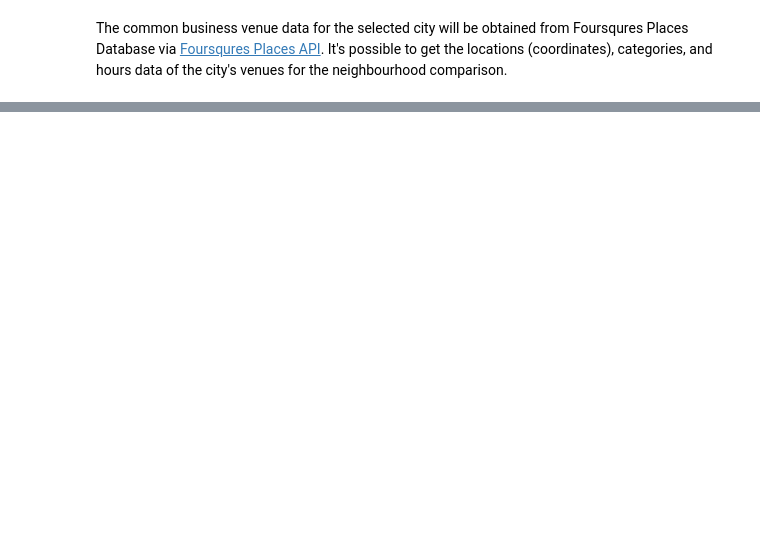
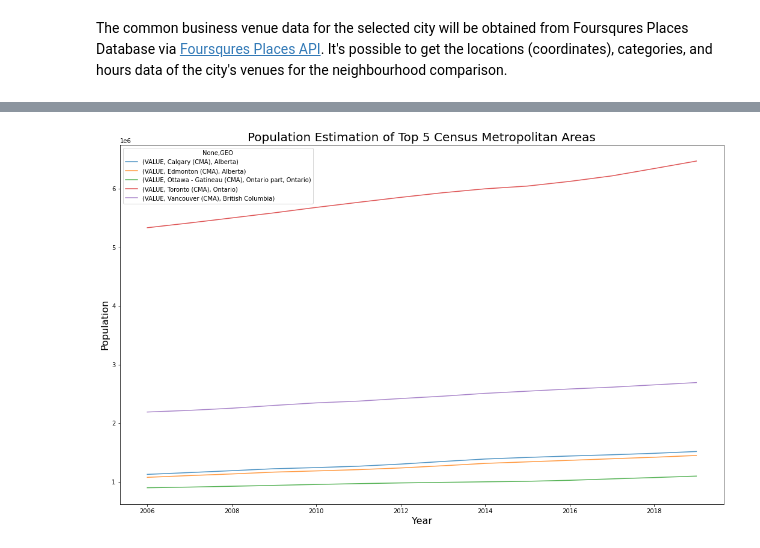
Before and after one commit to Zhaoc347/Coursera_Capstone, a Jupyter notebook: Final/Capstone Final Report.ipynb, the cells around one changed output, grey strips where cells are left out. Drawn from its saved outputs; the diff is of its cells as text; code cells hidden in the pictures; blank space fills up the shorter version.

```diff
--- a/Final/Capstone Final Report.ipynb
+++ b/Final/Capstone Final Report.ipynb
@@ -39,0 +181,9 @@ The common business venue data for the selected city will be obtained from Fours
+# %%
+# get the list of 5 largest city names
+
+#mca_pop.astype({'VALUE': 'int64'}).sort_values(by = ['VALUE'], ascending = False, inplace = True)
+#[mac for mac in mca_pop['GEO'].head()]
+##############################
+Top_5 = [mac for mac in mca_pop.astype({'VALUE': 'int64'}).sort_values(by = ['VALUE'], ascending = False)['GEO'].head()]
+
+Top_5
@@ -39,0 +196,7 @@ The common business venue data for the selected city will be obtained from Fours
+# %%
+# filter out a dataframe consists the total population estimation for top_5 from 2006 to 2019
+
+filt = (pop_est['Age group'] == 'All ages') & (pop_est['Sex'] == 'Both sexes') & (pop_est['GEO'].isin(Top_5))
+yrs_pop = pop_est.loc[filt].reset_index(drop = True)
+
+yrs_pop.head(10)
@@ -39,0 +215,8 @@ The common business venue data for the selected city will be obtained from Fours
+# %%
+# plot a line graph of the population for each area over years
+
+# set two index and unstacked them, the GEO(0) as new columns, years as new rows
+df_plot = yrs_pop.set_index(['GEO','REF_DATE'])[['VALUE']].astype({'VALUE': 'int64'})
+df_plot = df_plot.unstack(0)
+
+df_plot
@@ -39,0 +241,10 @@ The common business venue data for the selected city will be obtained from Fours
+# %%
+df_plot.plot(kind='line', alpha=0.8, figsize=(18, 11))
+
+plt.xlabel('Year', fontsize = 16)
+plt.ylabel('Population', fontsize = 16)
+plt.title('Population Estimation of Top 5 Census Metropolitan Areas', fontsize = 20)
+
+plt.show()
+# %% [output]
+[figure, added]
```
Also changed, not shown: parts of 64 cells of this notebook.
